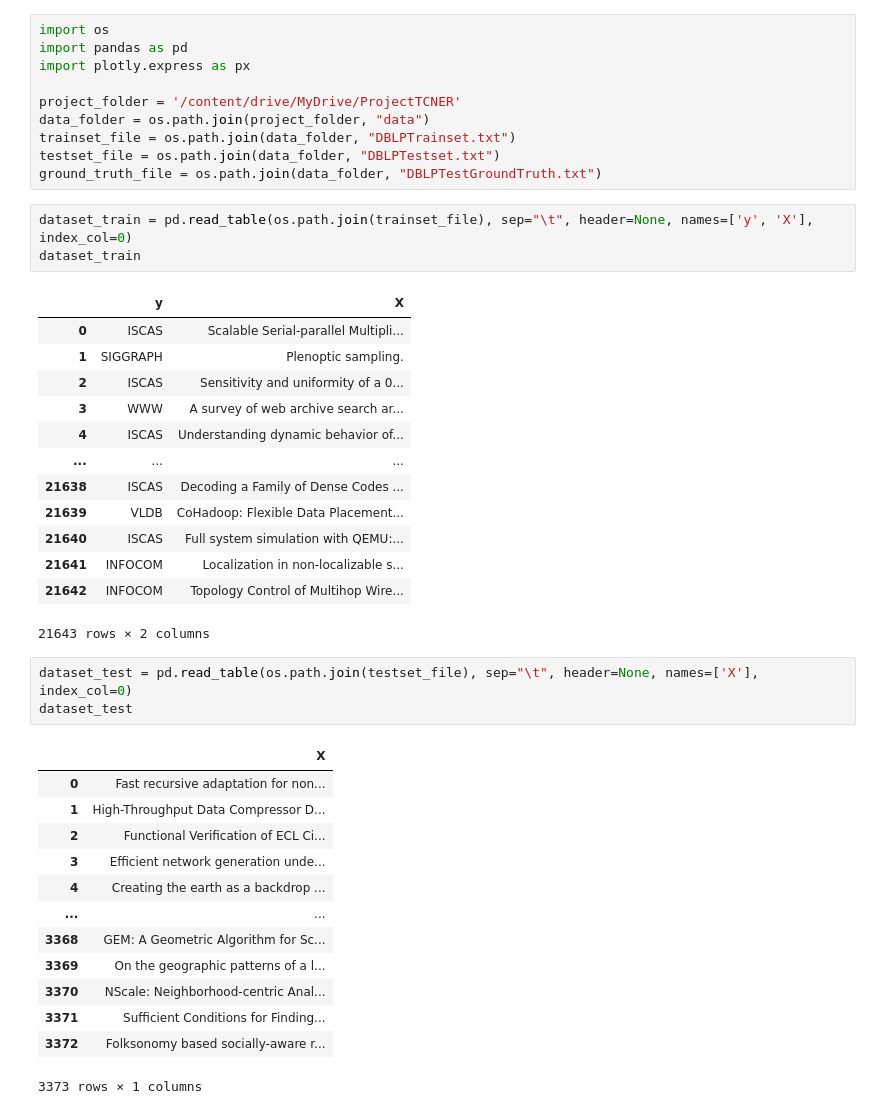
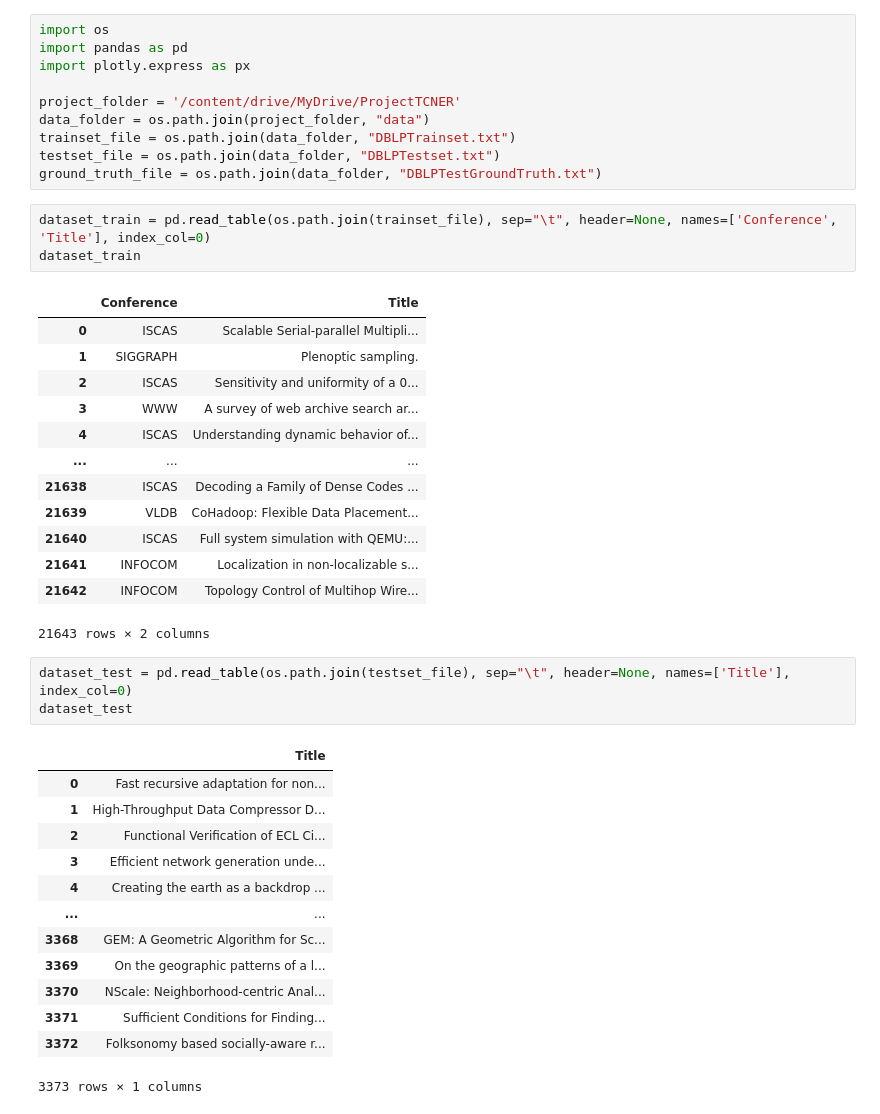
Before and after one commit to GiuliaPais/ProjectTCNER, a Jupyter notebook: code/_004_vani_projectTCNER.ipynb, the cells around one changed output. Cells and saved outputs as stored; diff of their text form.

```diff
--- a/code/_004_vani_projectTCNER.ipynb
+++ b/code/_004_vani_projectTCNER.ipynb
@@ -15,10 +15,10 @@ trainset_file = os.path.join(data_folder, "DBLPTrainset.txt")
 testset_file = os.path.join(data_folder, "DBLPTestset.txt")
 ground_truth_file = os.path.join(data_folder, "DBLPTestGroundTruth.txt")
 # %%
-dataset_train = pd.read_table(os.path.join(trainset_file), sep="\t", header=None, names=['y', 'X'], index_col=0)
+dataset_train = pd.read_table(os.path.join(trainset_file), sep="\t", header=None, names=['Conference', 'Title'], index_col=0)
 dataset_train
 # %% [output]
-|  | y | X |
+|  | Conference | Title |
 | 0 | ISCAS | Scalable Serial-parallel Multipli... |
 | 1 | SIGGRAPH | Plenoptic sampling. |
 | 2 | ISCAS | Sensitivity and uniformity of a 0... |
@@ -32,10 +32,10 @@ dataset_train
 | 21642 | INFOCOM | Topology Control of Multihop Wire... |
 21643 rows × 2 columns
 # %%
-dataset_test = pd.read_table(os.path.join(testset_file), sep="\t", header=None, names=['X'], index_col=0)
+dataset_test = pd.read_table(os.path.join(testset_file), sep="\t", header=None, names=['Title'], index_col=0)
 dataset_test
 # %% [output]
-|  | X |
+|  | Title |
 | 0 | Fast recursive adaptation for non... |
 | 1 | High-Throughput Data Compressor D... |
 | 2 | Functional Verification of ECL Ci... |
```
Also changed, not shown: parts of 23 cells of this notebook.
